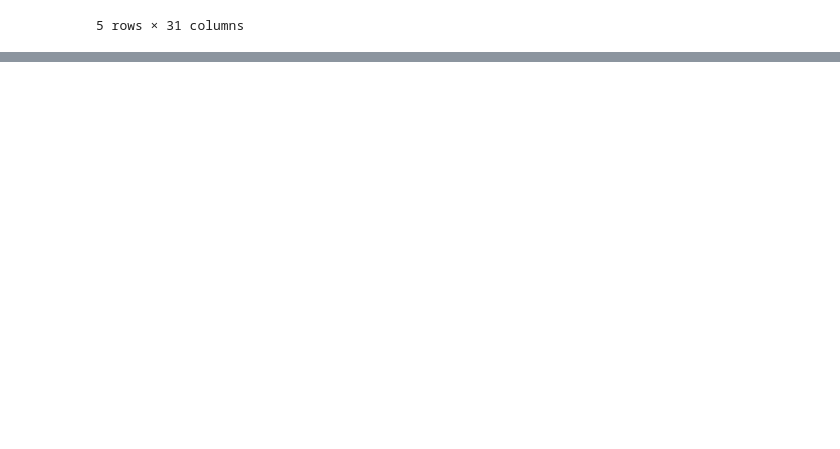
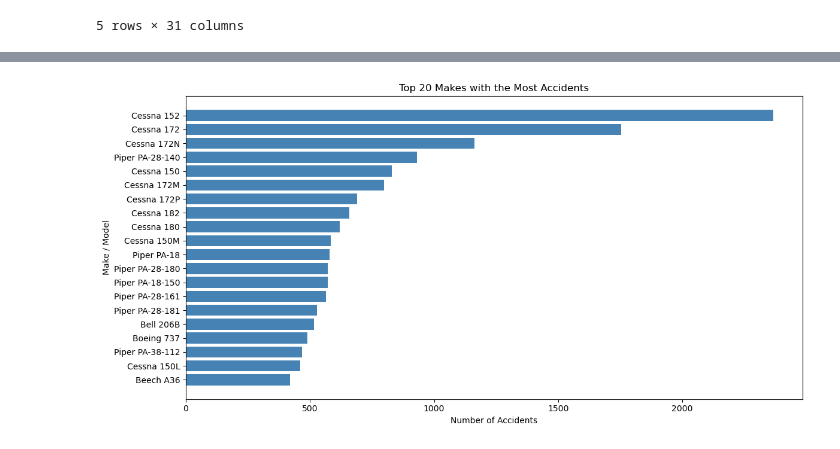
Before and after one commit to noelRockson/NTL-DS-Phase-1-Project-Template, a Jupyter notebook: Notebooks/student_working_notebook.ipynb, the cells around one changed output, grey strips where cells are left out. Drawn from its saved outputs; the diff is of its cells as text; code cells hidden in the pictures; blank space fills up the shorter version.

```diff
--- a/Notebooks/student_working_notebook.ipynb
+++ b/Notebooks/student_working_notebook.ipynb
@@ -196,0 +220,19 @@ plt.show()
+# %%
+df2 = df[['Make','Model','Total.Fatal.Injuries','Total.Serious.Injuries','Total.Minor.Injuries','Total.Uninjured','Aircraft.damage']].copy()
+df2['Make_Model'] = df2['Make'] + ' ' + df2['Model']
+df2 = df2.drop(columns=['Make'])
+top_20_makes = df2['Make_Model'].value_counts().head(20)
+df2_top = df2[df2['Make_Model'].isin(top_20_makes.index)]
+
+# Plotting the top 20 makes with the most accidents
+
+fig, ax = plt.subplots(figsize=(12, 6))
+ax.barh(top_20_makes.index, top_20_makes.values, color='#4682B4')
+ax.set_xlabel('Number of Accidents')
+ax.set_ylabel('Make / Model')
+ax.set_title('Top 20 Makes with the Most Accidents')
+ax.invert_yaxis() # Invert y-axis to have the most frequent at the top
+plt.tight_layout()
+plt.show()
+# %% [output]
+[figure, added]
```
Also changed, not shown: parts of 22 cells of this notebook, 2 other files.
